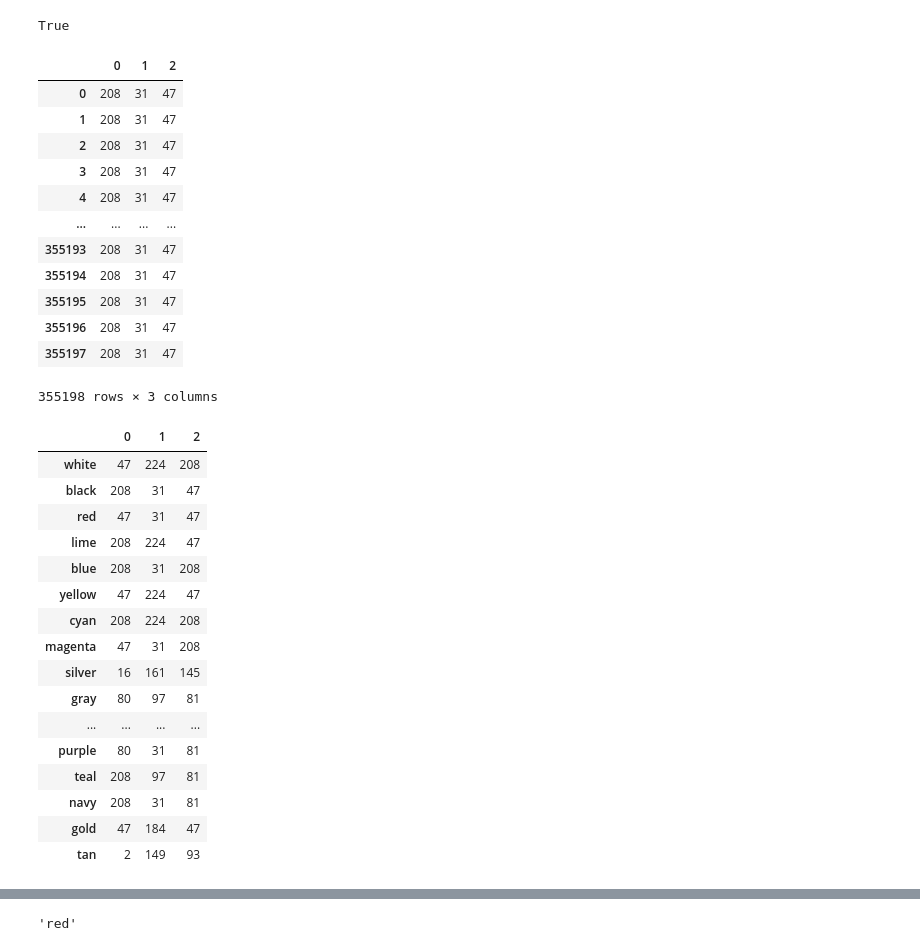
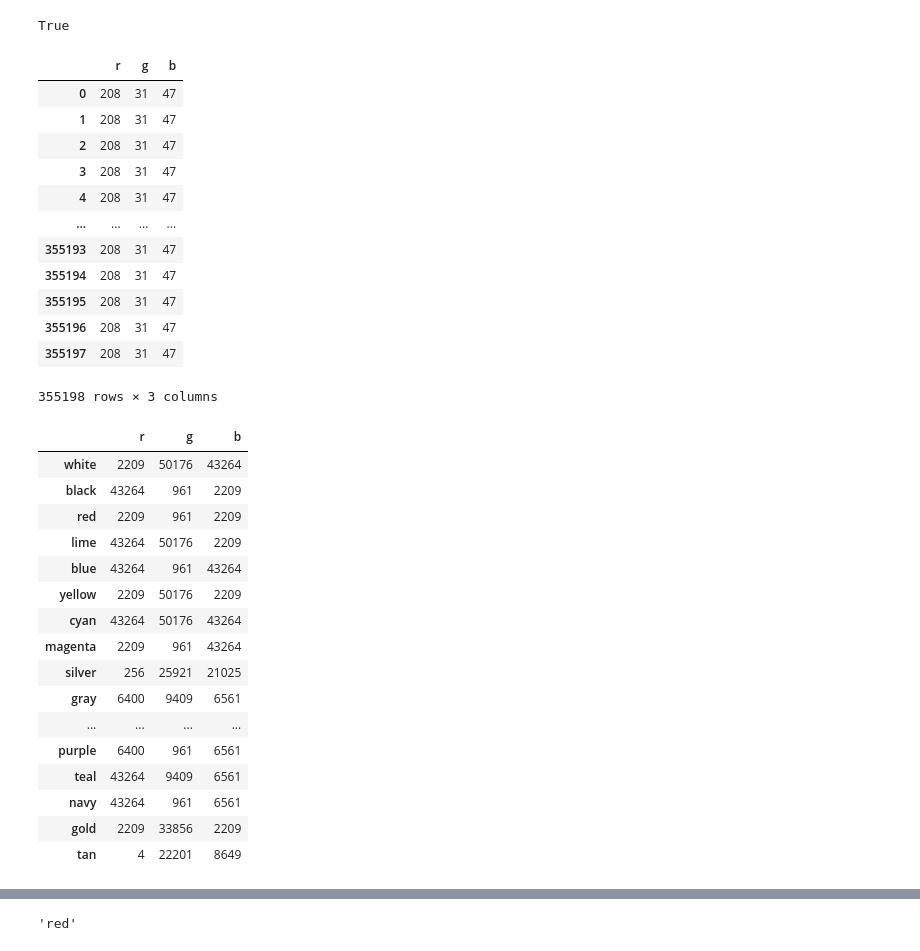
Before and after one commit to brndnwd/colors, a Jupyter notebook: colors.ipynb, the cells around one changed output, grey strips where cells are left out. Drawn from its saved outputs; the diff is of its cells as text; code cells hidden in the pictures.

```diff
--- a/colors.ipynb
+++ b/colors.ipynb
@@ -78,6 +79,6 @@ color_dict = {
     'gold' : (255,215,0),
     'tan' : (210,180,140)
 }
-df1 = pd.DataFrame.from_dict(color_dict, orient='index')
-df1
+color_frame = pd.DataFrame.from_dict(color_dict, orient='index', columns = ['r','g','b'])
+color_frame
 # %% [output]
@@ -105,10 +106,10 @@ len(list(im.getdata())) == im.size[0] * im.size[1]
 True
 # %%
 # all of our pixels as a dataframe
-df2 = pd.DataFrame(list(im.getdata()))
+df2 = pd.DataFrame(list(im.getdata()), columns = ['r','g','b'])
 df2
 # %% [output]
-|  | 0 | 1 | 2 |
+|  | r | g | b |
 | 0 | 208 | 31 | 47 |
 | 1 | 208 | 31 | 47 |
 | 2 | 208 | 31 | 47 |
@@ -123,25 +124,25 @@ df2
 355198 rows × 3 columns
 # %%
 # what is the "distance" of the first pixel from all the colors
-result = abs(df2.iloc[0,:] - df1)
+result = abs(df2.iloc[0,:] - color_frame) **2
 result
 # %% [output]
-|  | 0 | 1 | 2 |
-| white | 47 | 224 | 208 |
-| black | 208 | 31 | 47 |
-| red | 47 | 31 | 47 |
-| lime | 208 | 224 | 47 |
-| blue | 208 | 31 | 208 |
-| yellow | 47 | 224 | 47 |
-| cyan | 208 | 224 | 208 |
-| magenta | 47 | 31 | 208 |
-| silver | 16 | 161 | 145 |
-| gray | 80 | 97 | 81 |
+|  | r | g | b |
+| white | 2209 | 50176 | 43264 |
+| black | 43264 | 961 | 2209 |
+| red | 2209 | 961 | 2209 |
+| lime | 43264 | 50176 | 2209 |
+| blue | 43264 | 961 | 43264 |
+| yellow | 2209 | 50176 | 2209 |
+| cyan | 43264 | 50176 | 43264 |
+| magenta | 2209 | 961 | 43264 |
+| silver | 256 | 25921 | 21025 |
+| gray | 6400 | 9409 | 6561 |
 | ... | ... | ... | ... |
-| purple | 80 | 31 | 81 |
-| teal | 208 | 97 | 81 |
-| navy | 208 | 31 | 81 |
-| gold | 47 | 184 | 47 |
-| tan | 2 | 149 | 93 |
+| purple | 6400 | 961 | 6561 |
+| teal | 43264 | 9409 | 6561 |
+| navy | 43264 | 961 | 6561 |
+| gold | 2209 | 33856 | 2209 |
+| tan | 4 | 22201 | 8649 |
 # %%
 # sum the distances for each pixel
```
Also changed, not shown: parts of 13 cells of this notebook, 1 other file.
